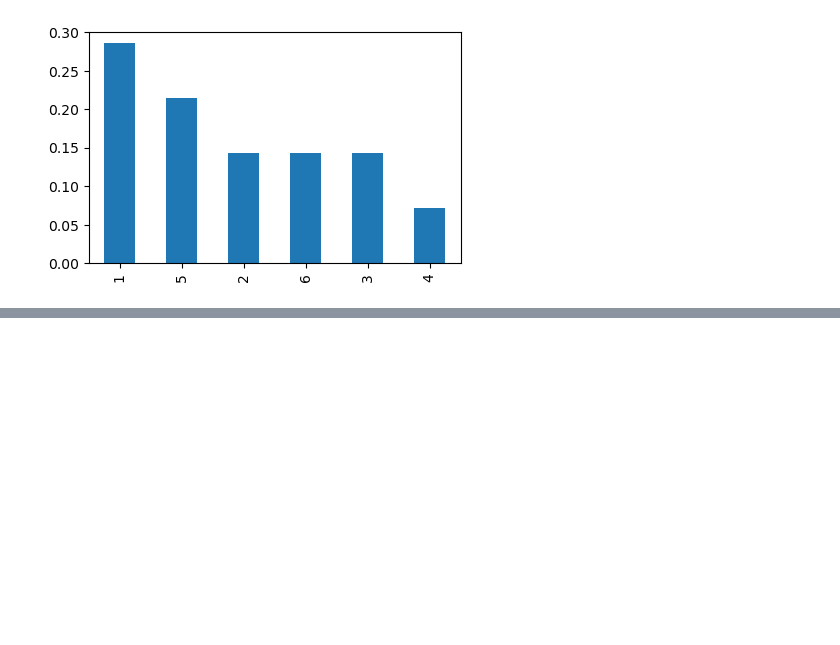
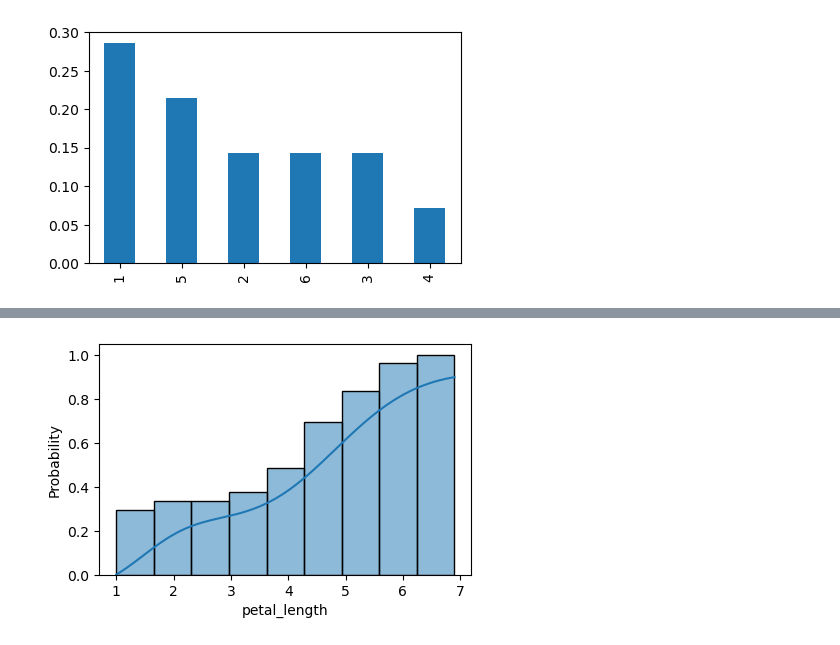
Before and after one commit to mikjf/statistics_and_experimental_design, a Jupyter notebook: basics_descriptive_statistics.ipynb, the cells around one changed output, grey strips where cells are left out. Cells and saved outputs as stored; diff of their text form; code cells hidden in the pictures; blank space fills up the shorter version.

```diff
--- a/basics_descriptive_statistics.ipynb
+++ b/basics_descriptive_statistics.ipynb
@@ -141,0 +177,7 @@ pmf.plot(kind='bar');
+# %%
+# petal_length example
+
+# CDF
+sns.histplot(x='petal_length', data=iris, kde=True, cumulative=True, stat='probability');
+# %% [output]
+[figure, added]
```
Also changed, not shown: parts of 53 cells of this notebook.
